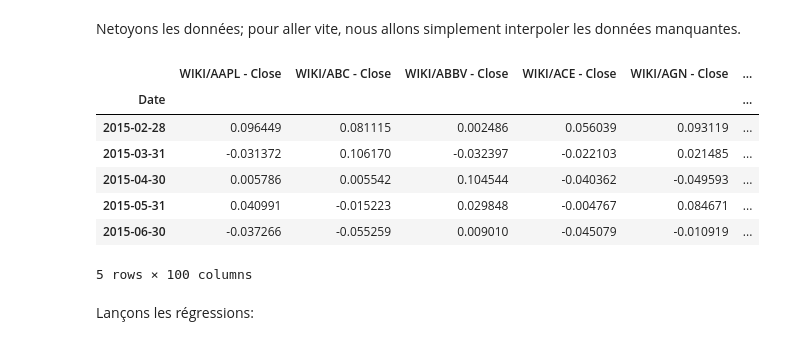
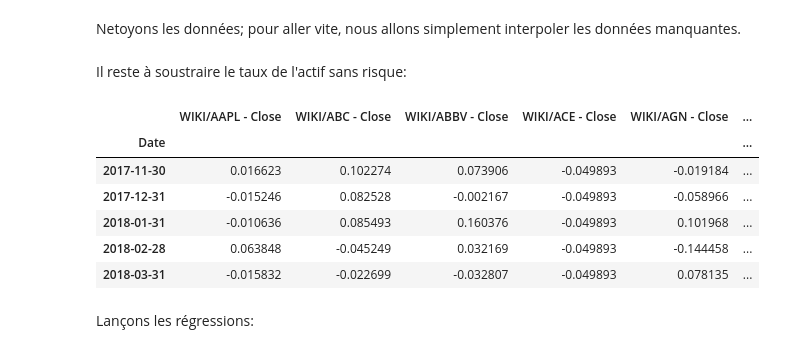
Before and after one commit to nicolasmauhe/theorie_financiere, a Jupyter notebook: Partie_2.ipynb, the cells around one changed output. Drawn from its saved outputs; the diff is of its cells as text; code cells hidden in the pictures.

```diff
--- a/Partie_2.ipynb
+++ b/Partie_2.ipynb
@@ -652,8 +612,8 @@ print(len(liste_actions))
 # %% [markdown]
 Reconstituons le jeu de données en utilisant les commandes vues précédemment:
 # %%
-nb_actifs = 100
-liste_actions = liste_actions[:nb_actifs]
+nb_actifs = 10
+liste_actions_courte = liste_actions[:nb_actifs]
 # %%
 debut = '2015-01-01'
 frequence = 'monthly'
@@ -661,8 +621,7 @@ frequence = 'monthly'
 index = quandl.get('NASDAQOMX/NQGI', start_date = debut, column_index = 1, collapse=frequence)
 index.columns = ['Index']
 
-actions = quandl.get(liste_actions, start_date = debut, column_index = 4, collapse=frequence)
-
+actions = quandl.get(liste_actions_courte, start_date = debut, column_index = 4, collapse=frequence)
 actif_sans_risque = quandl.get('USTREASURY/BILLRATES', start_date = debut, column_index = 2, collapse=frequence)
 actif_sans_risque.columns = ['Actif sans risque']
 actif_sans_risque = (1 + actif_sans_risque/100) ** (1/12) - 1
@@ -674,3 +633,5 @@ Netoyons les données; pour aller vite, nous allons simplement interpoler les do
 # %%
 donnees_propres = donnees.interpolate()
 donnees_propres.dropna(axis=1, how='any', inplace=True)
+# %% [markdown]
+Il reste à soustraire le taux de l'actif sans risque:
@@ -677,11 +641,10 @@ donnees_propres.dropna(axis=1, how='any', inplace=True)
 # %%
-donnees_propres.head()
+donnees_propres.tail()
 # %% [output]
 |  | WIKI/AAPL - Close | WIKI/ABC - Close | WIKI/ABBV - Close | WIKI/ACE - Close | WIKI/AGN - Close | ... |
 | Date |  |  |  |  |  | ... |
-| 2015-02-28 | 0.096449 | 0.081115 | 0.002486 | 0.056039 | 0.093119 | ... |
-| 2015-03-31 | -0.031372 | 0.106170 | -0.032397 | -0.022103 | 0.021485 | ... |
-| 2015-04-30 | 0.005786 | 0.005542 | 0.104544 | -0.040362 | -0.049593 | ... |
-| 2015-05-31 | 0.040991 | -0.015223 | 0.029848 | -0.004767 | 0.084671 | ... |
-| 2015-06-30 | -0.037266 | -0.055259 | 0.009010 | -0.045079 | -0.010919 | ... |
+| 2017-11-30 | 0.016623 | 0.102274 | 0.073906 | -0.049893 | -0.019184 | ... |
+| 2017-12-31 | -0.015246 | 0.082528 | -0.002167 | -0.049893 | -0.058966 | ... |
+| 2018-01-31 | -0.010636 | 0.085493 | 0.160376 | -0.049893 | 0.101968 | ... |
+| 2018-02-28 | 0.063848 | -0.045249 | 0.032169 | -0.049893 | -0.144458 | ... |
+| 2018-03-31 | -0.015832 | -0.022699 | -0.032807 | -0.049893 | 0.078135 | ... |
-5 rows × 100 columns
```
Also changed, not shown: parts of 48 cells of this notebook.
